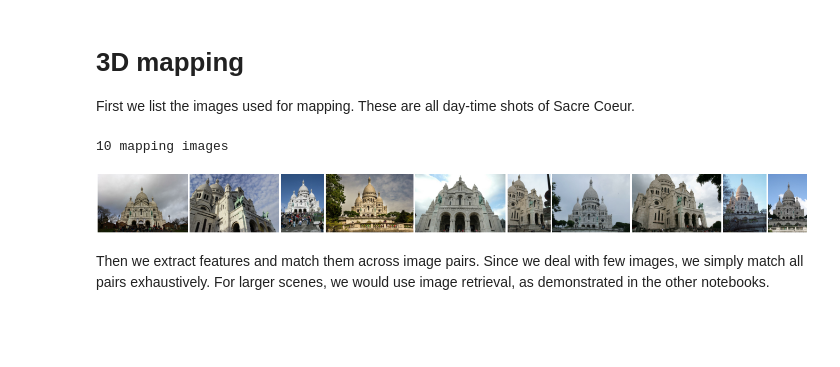
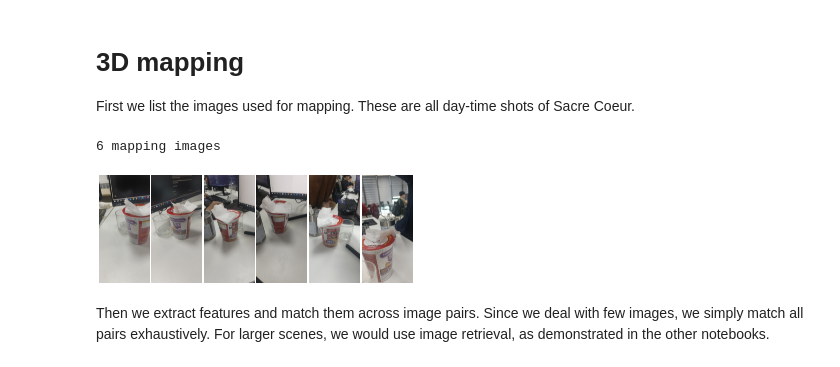
Before and after one commit to cvg/Hierarchical-Localization, a Jupyter notebook: demo.ipynb, the cells around one changed output. Cells and saved outputs as stored; diff of their text form; code cells hidden in the pictures; blank space fills up the shorter version.

```diff
--- a/demo.ipynb
+++ b/demo.ipynb
@@ -14,3 +15,6 @@ from hloc.utils import viz_3d
 # %% [markdown]
 # Setup
 Here we define some output paths.
+# %%
+images = Path('datasets/real_test')
+outputs = Path('outputs/demo/')
@@ -17,24 +23,21 @@ Here we define some output paths.
 # %%
-images = Path('datasets/sacre_coeur')
-outputs = Path('outputs/demo/')
-!rm -rf $outputs
 sfm_pairs = outputs / 'pairs-sfm.txt'
 loc_pairs = outputs / 'pairs-loc.txt'
 sfm_dir = outputs / 'sfm'
 features = outputs / 'features.h5'
+feature_raw_ref = outputs / 'features_raw.h5'
 matches = outputs / 'matches.h5'
-
-feature_conf = extract_features.confs['disk']
-matcher_conf = match_features.confs['disk+lightglue']
+dict_keypoints_index_query = outputs / 'dict_keypoints_index_query.h5'
+# dict_keypoints_index_map = outputs / 'dict_keypoints_index_map.h5'
 # %% [markdown]
 # 3D mapping
 First we list the images used for mapping. These are all day-time shots of Sacre Coeur.
 # %%
-references = [p.relative_to(images).as_posix() for p in (images / 'mapping/').iterdir()]
+references = [p.relative_to(images).as_posix() for p in (images).iterdir()]
 print(len(references), "mapping images")
 plot_images([read_image(images / r) for r in references], dpi=25)
 # %% [output]
-10 mapping images
+6 mapping images
-[figure, old version]
+[figure, new version]
 # %% [markdown]
 Then we extract features and match them across image pairs. Since we deal with few images, we simply match all pairs exhaustively. For larger scenes, we would use image retrieval, as demonstrated in the other notebooks.
```
Also changed, not shown: parts of 58 cells of this notebook, 13 other files.
